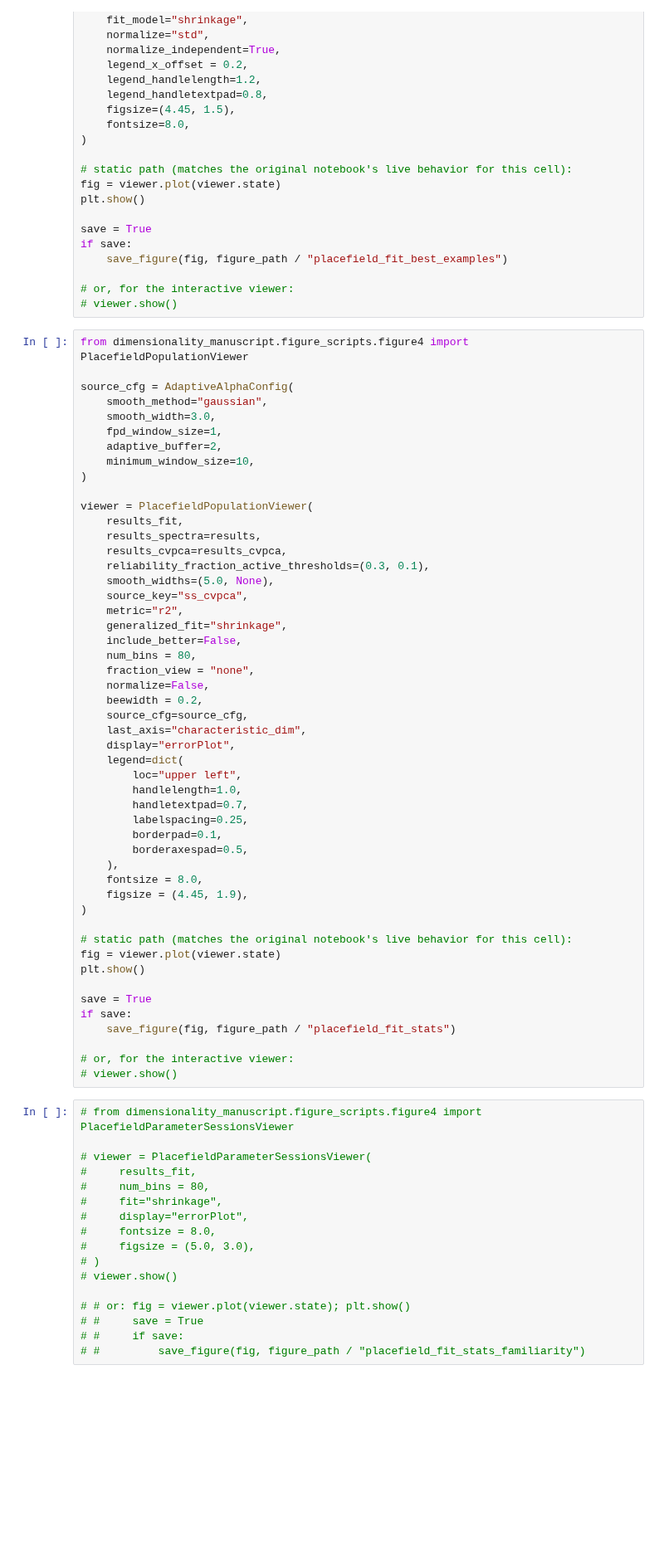
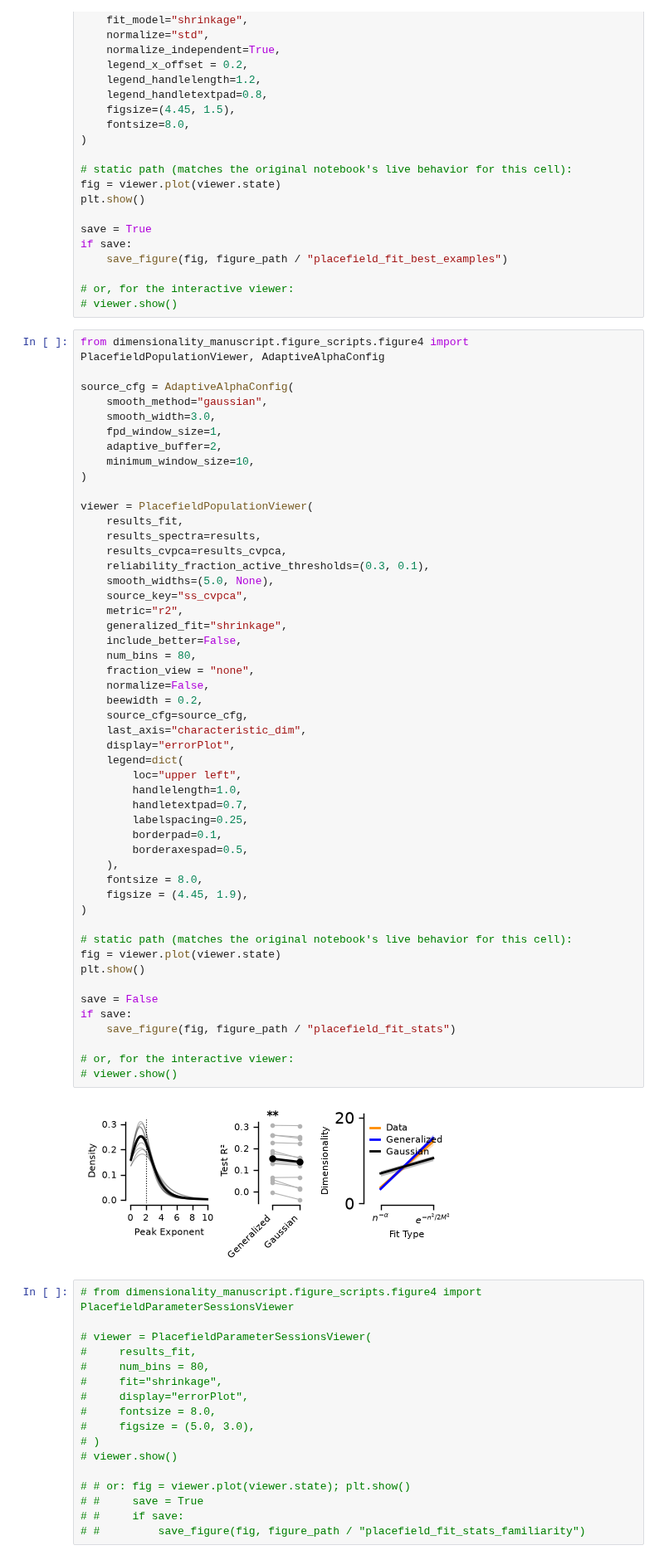
Before and after one commit to landoskape/vrAnalysis, a Jupyter notebook: dimensionality_manuscript/dim_spectra_figures_refactor.ipynb, the cells around one changed output. Shown at 83% size. Drawn from its saved outputs; the diff is of its cells as text; blank space fills up the shorter version.

```diff
--- a/dimensionality_manuscript/dim_spectra_figures_refactor.ipynb
+++ b/dimensionality_manuscript/dim_spectra_figures_refactor.ipynb
@@ -472,7 +596,7 @@ if save:
 # or, for the interactive viewer:
 # viewer.show()
 # %%
-from dimensionality_manuscript.figure_scripts.figure4 import PlacefieldPopulationViewer
+from dimensionality_manuscript.figure_scripts.figure4 import PlacefieldPopulationViewer, AdaptiveAlphaConfig
 
 source_cfg = AdaptiveAlphaConfig(
     smooth_method="gaussian",
@@ -493,34 +617,36 @@ viewer = PlacefieldPopulationViewer(
     generalized_fit="shrinkage",
     include_better=False,
     num_bins = 80,
     fraction_view = "none",
     normalize=False,
     beewidth = 0.2,
     source_cfg=source_cfg,
     last_axis="characteristic_dim",
     display="errorPlot",
     legend=dict(
         loc="upper left",
         handlelength=1.0,
         handletextpad=0.7,
         labelspacing=0.25,
         borderpad=0.1,
         borderaxespad=0.5,
     ),
     fontsize = 8.0,
     figsize = (4.45, 1.9),
 )
 
 # static path (matches the original notebook's live behavior for this cell):
 fig = viewer.plot(viewer.state)
 plt.show()
 
-save = True
+save = False
 if save:
     save_figure(fig, figure_path / "placefield_fit_stats")
 
 # or, for the interactive viewer:
 # viewer.show()
+# %% [output]
+[figure, added]
 # %%
 # from dimensionality_manuscript.figure_scripts.figure4 import PlacefieldParameterSessionsViewer
 
```
Also changed, not shown: parts of 8 cells of this notebook, 56 other files.
